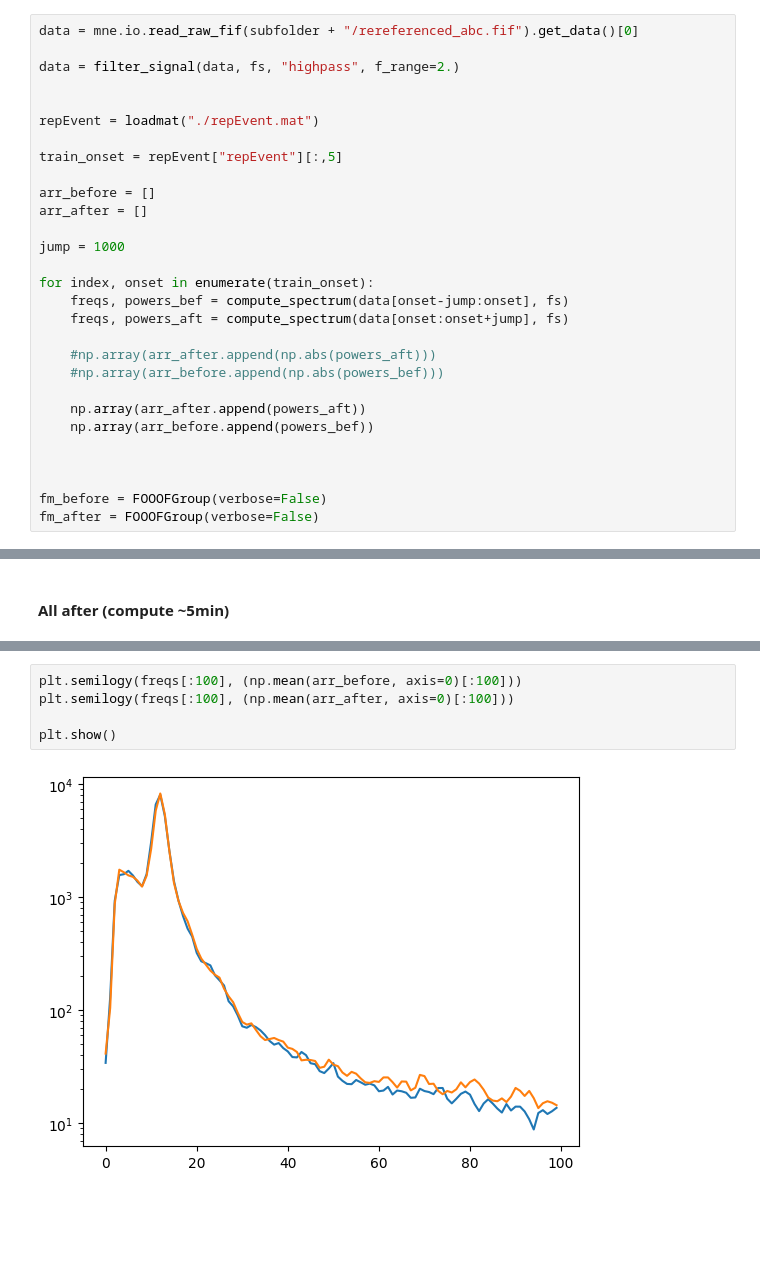
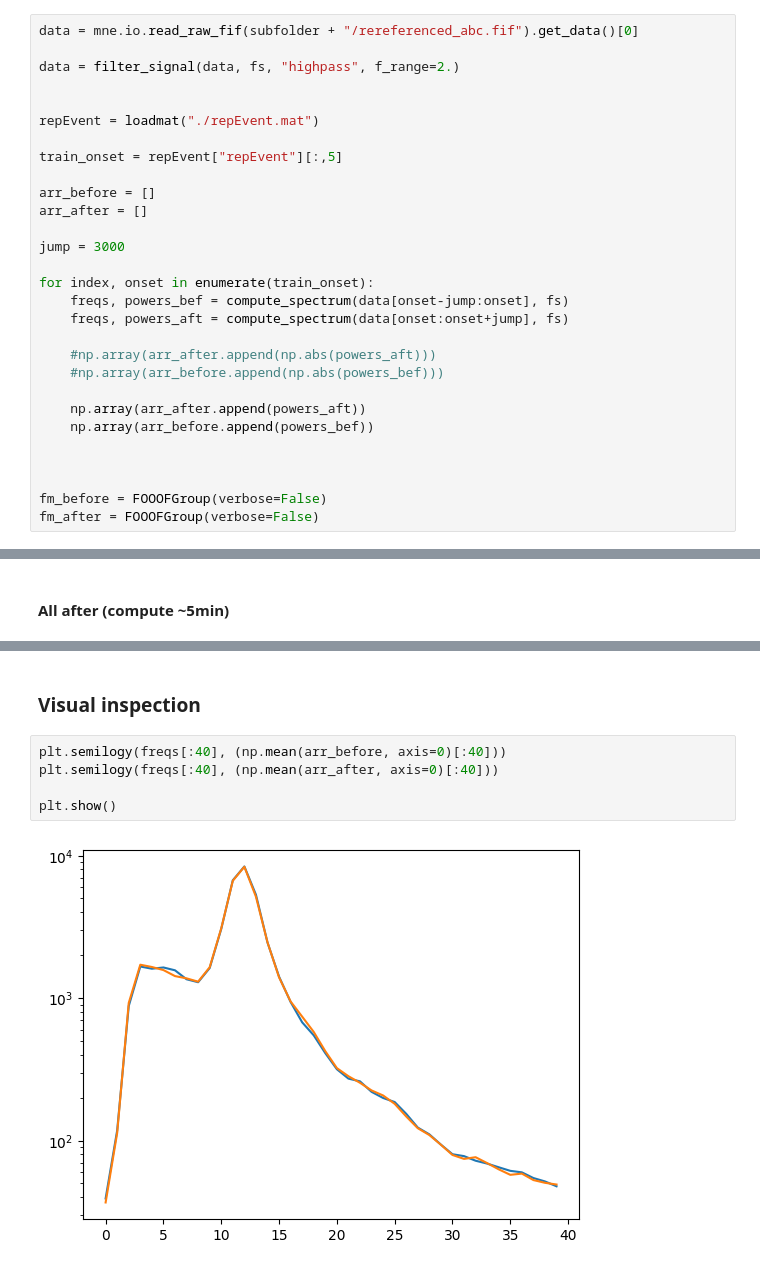
Before and after one commit to Altibertalt/SURF, a Jupyter notebook: index.ipynb, the cells around one changed output, grey strips where cells are left out. Cells and saved outputs as stored; diff of their text form; blank space fills up the shorter version.

```diff
--- a/index.ipynb
+++ b/index.ipynb
@@ -148,7 +154,7 @@ train_onset = repEvent["repEvent"][:,5]
 arr_before = []
 arr_after = []
 
-jump = 1000
+jump = 3000
 
 for index, onset in enumerate(train_onset):
     freqs, powers_bef = compute_spectrum(data[onset-jump:onset], fs)
@@ -216,10 +222,12 @@ fm_after.plot()
+# %% [markdown]
+### Visual inspection
 # %%
-plt.semilogy(freqs[:100], (np.mean(arr_before, axis=0)[:100]))
-plt.semilogy(freqs[:100], (np.mean(arr_after, axis=0)[:100]))
+plt.semilogy(freqs[:40], (np.mean(arr_before, axis=0)[:40]))
+plt.semilogy(freqs[:40], (np.mean(arr_after, axis=0)[:40]))
 
 plt.show()
 # %% [output]
-[figure, old version]
+[figure, new version]
 # %%
 plt.semilogy(freqs[:], (np.mean(arr_before, axis=0)[:]))
 plt.semilogy(freqs[:], (np.mean(arr_after, axis=0)[:]))
```
Also changed, not shown: parts of 31 cells of this notebook.
